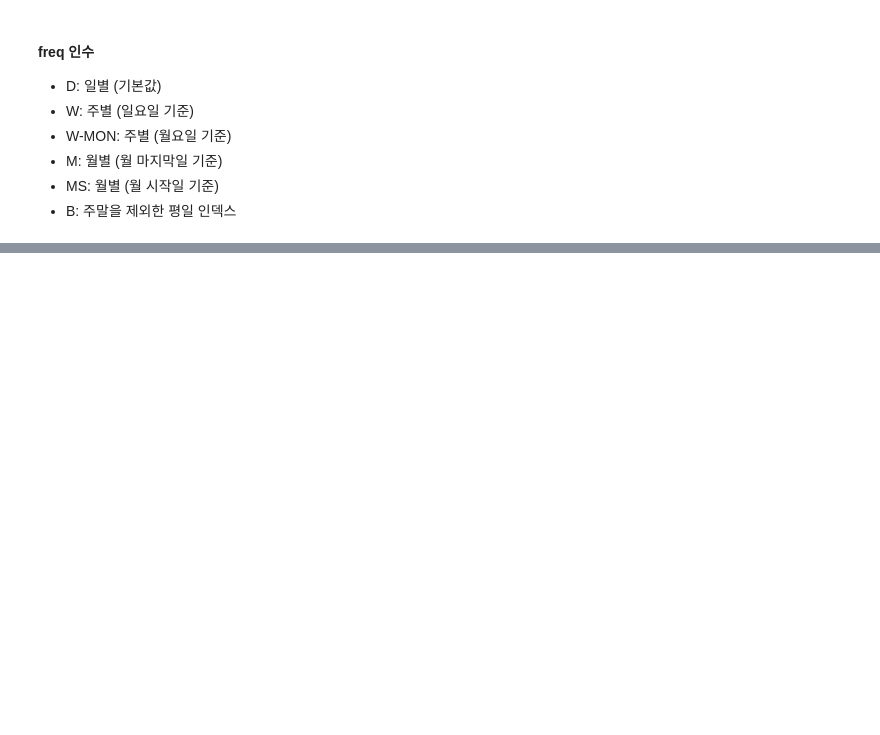
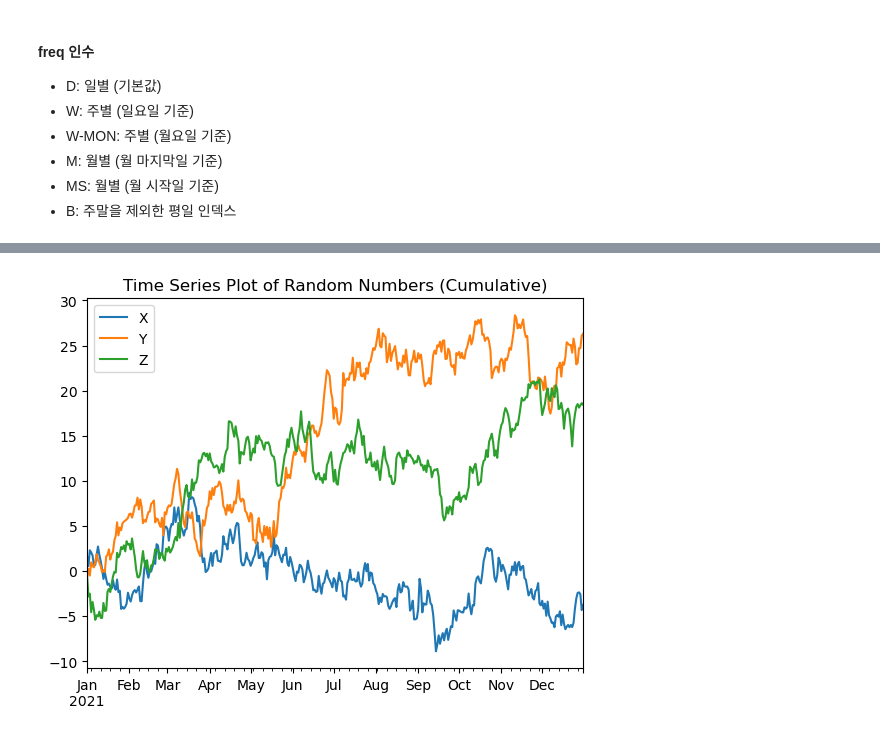
Before and after one commit to chae-zero/TWL, a Jupyter notebook: kimyoo04/Pandas/Pandas Study.ipynb, the cells around one changed output, grey strips where cells are left out. Drawn from its saved outputs; the diff is of its cells as text; code cells hidden in the pictures; blank space fills up the shorter version.

```diff
--- a/kimyoo04/Pandas/Pandas Study.ipynb
+++ b/kimyoo04/Pandas/Pandas Study.ipynb
@@ -905,0 +1169,7 @@ DatetimeIndex(['2020-01-01', '2020-02-01', '2020-03-01', '2020-04-01',
+# %%
+ts_df = ts_df.cumsum() # 누적합 함수
+ts_df.plot()
+plt.title("Time Series Plot of Random Numbers (Cumulative)")
+plt.show()
+# %% [output]
+[figure, added]
```
Also changed, not shown: parts of 25 cells of this notebook, 1 other file.
